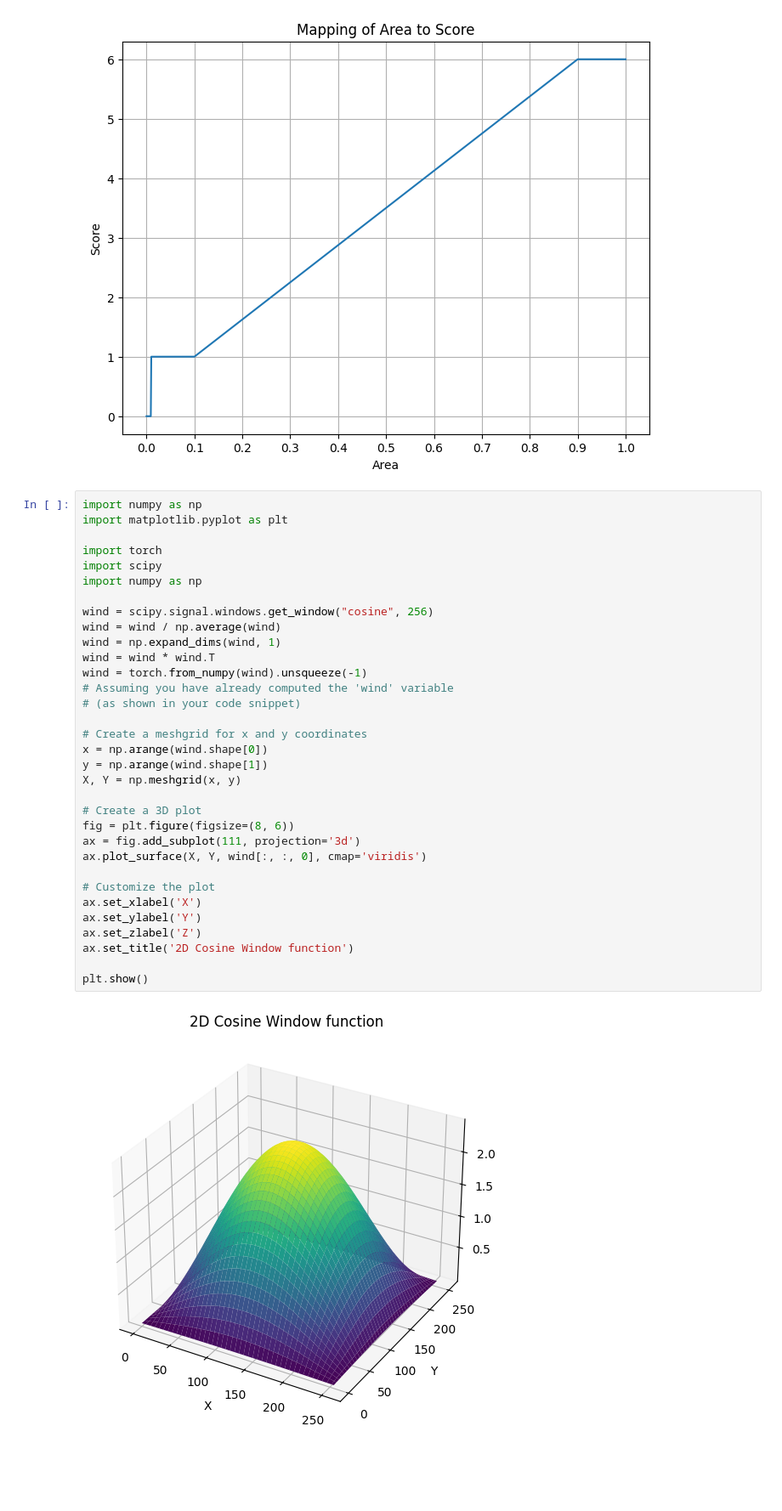
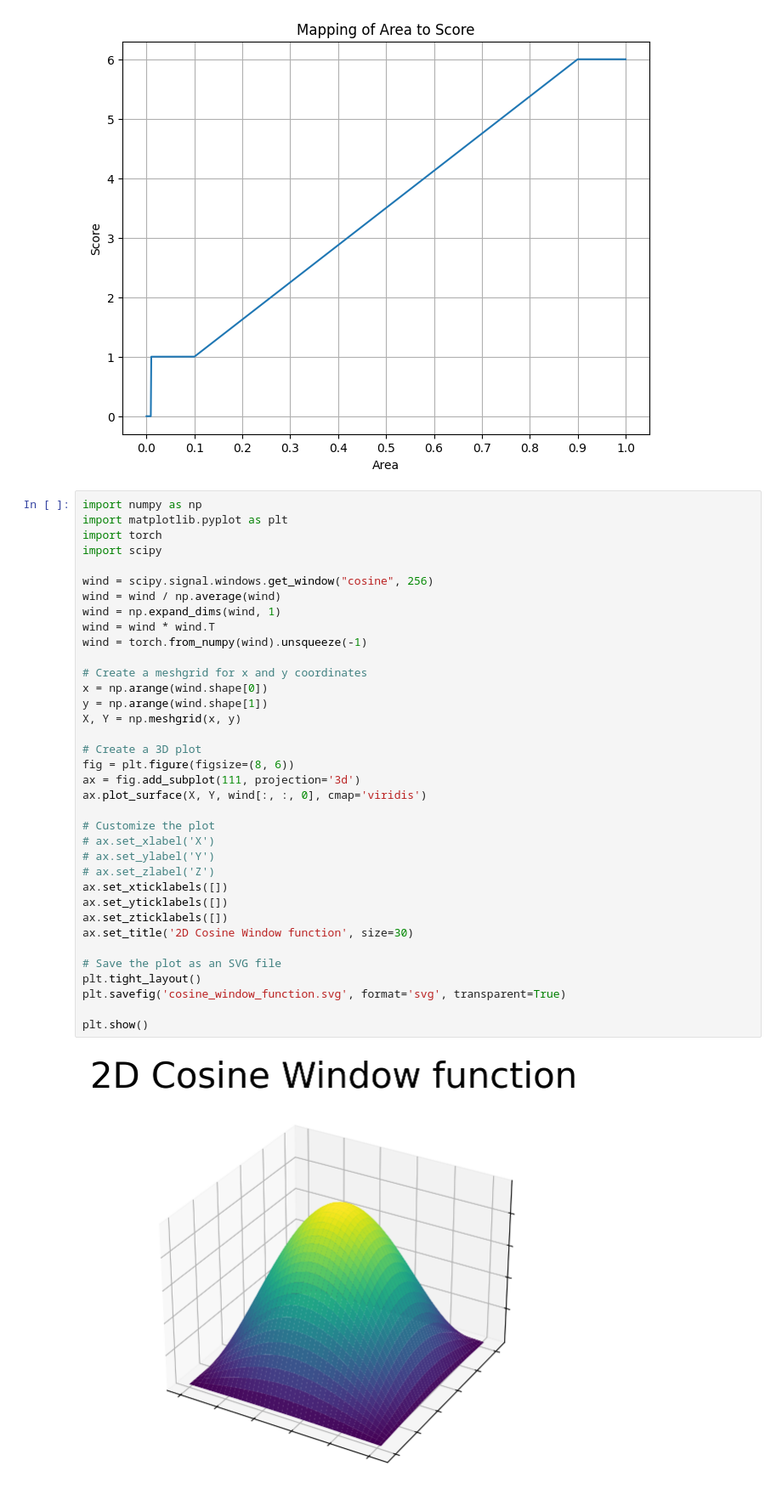
Before and after one commit to nistring/AI-EASI-evaluation, a Jupyter notebook: vis_aug.ipynb, the cells around one changed output. Shown at 85% size. Saved outputs shown, nothing was run; the diff lists cells and outputs as text; blank space fills up the shorter version.

```diff
--- a/vis_aug.ipynb
+++ b/vis_aug.ipynb
@@ -141,38 +141,41 @@ plt.show()
 # %%
 import numpy as np
 import matplotlib.pyplot as plt
-
 import torch
 import scipy
-import numpy as np
 
 wind = scipy.signal.windows.get_window("cosine", 256)
 wind = wind / np.average(wind)
 wind = np.expand_dims(wind, 1)
 wind = wind * wind.T
 wind = torch.from_numpy(wind).unsqueeze(-1)
-# Assuming you have already computed the 'wind' variable
-# (as shown in your code snippet)
 
 # Create a meshgrid for x and y coordinates
 x = np.arange(wind.shape[0])
 y = np.arange(wind.shape[1])
 X, Y = np.meshgrid(x, y)
 
 # Create a 3D plot
 fig = plt.figure(figsize=(8, 6))
 ax = fig.add_subplot(111, projection='3d')
 ax.plot_surface(X, Y, wind[:, :, 0], cmap='viridis')
 
 # Customize the plot
-ax.set_xlabel('X')
-ax.set_ylabel('Y')
-ax.set_zlabel('Z')
-ax.set_title('2D Cosine Window function')
+# ax.set_xlabel('X')
+# ax.set_ylabel('Y')
+# ax.set_zlabel('Z')
+ax.set_xticklabels([])
+ax.set_yticklabels([])
+ax.set_zticklabels([])
+ax.set_title('2D Cosine Window function', size=30)
+
+# Save the plot as an SVG file
+plt.tight_layout()
+plt.savefig('cosine_window_function.svg', format='svg', transparent=True)
 
 plt.show()
 # %% [output]
-[figure, old version]
+[figure, new version]
 # %%
 import numpy as np
 import matplotlib.pyplot as plt
```
Also changed, not shown: parts of 1 cell of this notebook, 16 other files.
